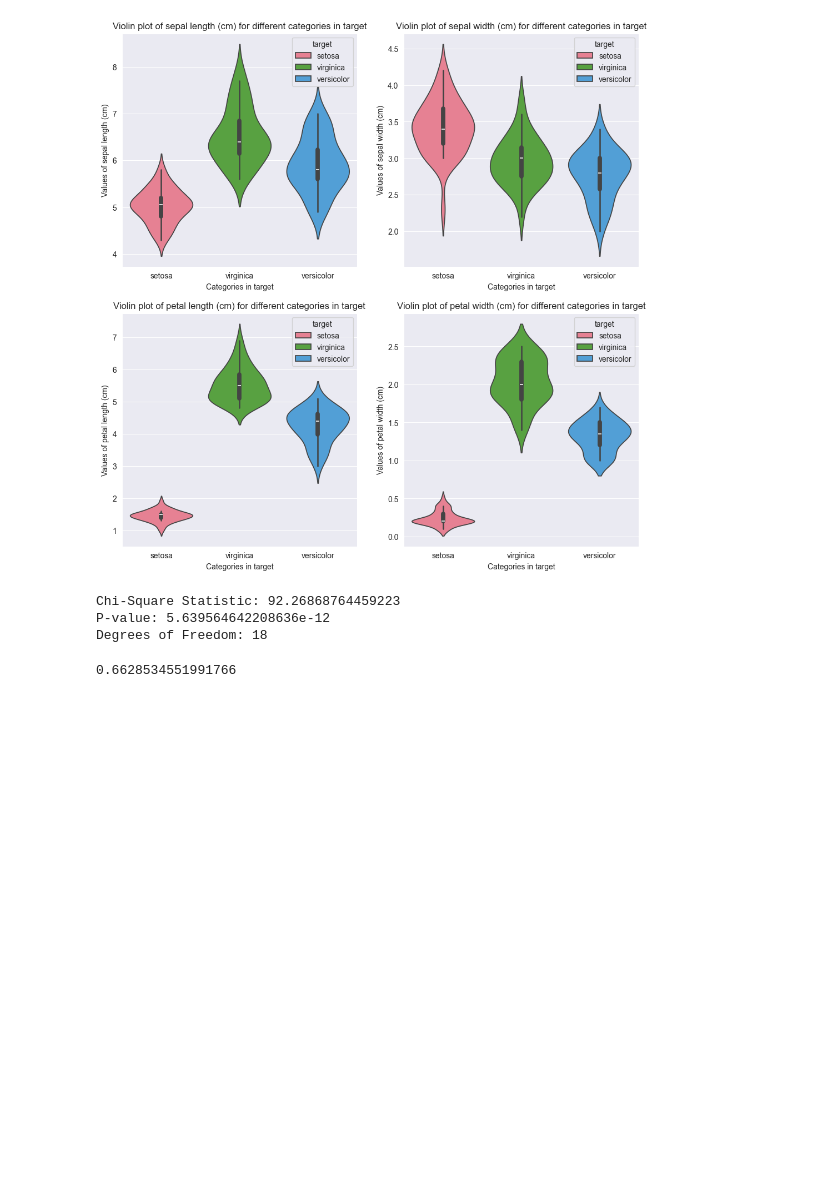
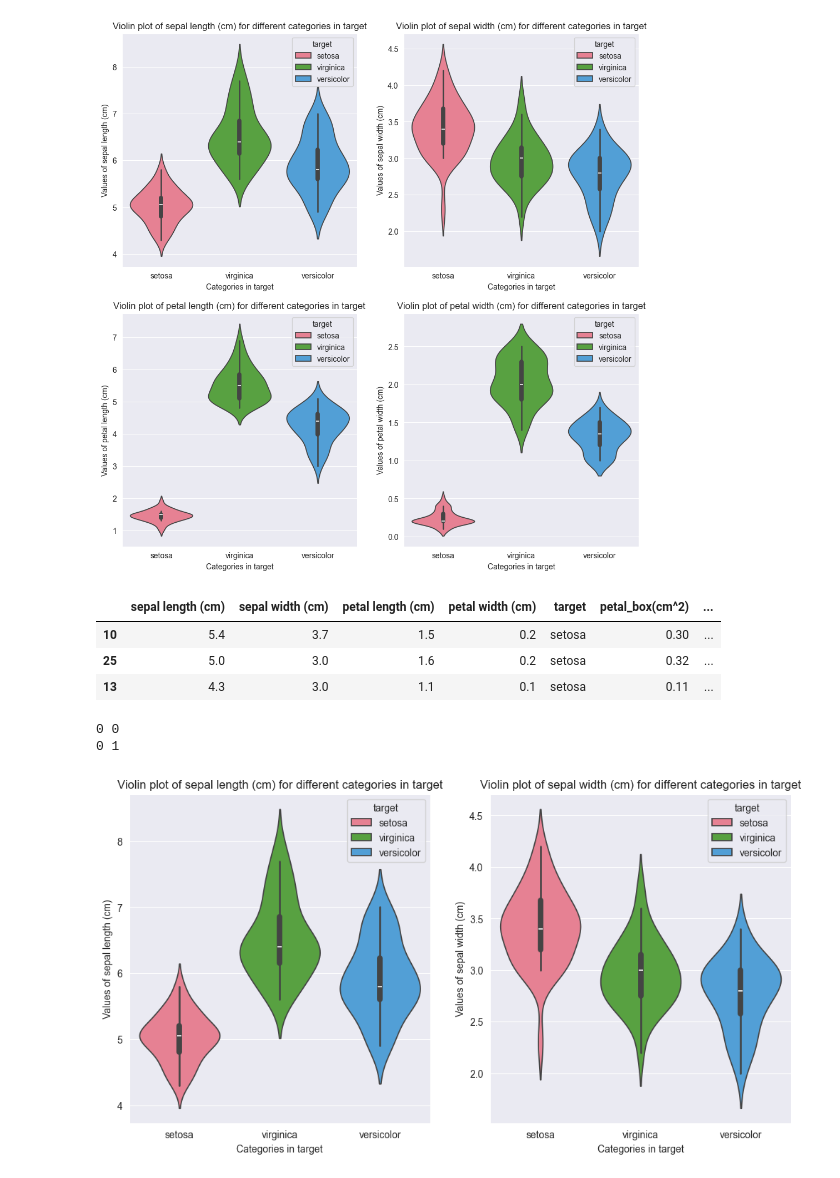
Before and after one commit to ShirsenduRyo/The_Basics, a Jupyter notebook: 01 Logistic Regression.ipynb, the cells around one changed output. Cells and saved outputs as stored; diff of their text form; code cells hidden in the pictures; blank space fills up the shorter version.

```diff
--- a/01 Logistic Regression.ipynb
+++ b/01 Logistic Regression.ipynb
@@ -46,10 +51,10 @@ Name: count, dtype: int64
 # 3. Split
 # %%
 # Split data into training and testing sets
-X, y = train_test_split(iris_df, test_size=0.3, random_state=99)
+train, test = train_test_split(iris_df, test_size=0.3, random_state=99)
 
-print("Training data shape:", X.shape)
-print("Testing data shape:", y.shape)
+print("Training data shape:", train.shape)
+print("Testing data shape:", test.shape)
 # %% [output]
 Training data shape: (105, 5)
 Testing data shape: (45, 5)
@@ -67,41 +72,66 @@ X.head(3)
 x_const = 'target'
 
 # Loop through first four columns in X
-cols_to_plot = X.columns[:4]
+cols_to_plot = train.columns[:4]
 num_cols = len(cols_to_plot)
 num_rows = (num_cols + 1) // 2  # Number of rows needed to accommodate subplots
 
 fig, axes = plt.subplots(num_rows, 2, figsize=(12, 6 * num_rows))
-palette = sns.color_palette("husl", len(X['target'].unique()))
+palette = sns.color_palette("husl", len(train['target'].unique()))
 
 for i, col in enumerate(cols_to_plot):
     row_index = i // 2
     col_index = i % 2
+    # print(row_index, col_index)
     ax = axes[row_index, col_index]
-    sns.violinplot(x=x_const, y=col, data=X, ax=ax, hue=x_const, palette=palette, legend=True)
+    sns.violinplot(x=x_const, y=col, data=train, ax=ax, hue=x_const, palette=palette, legend=True)
     ax.set_title(f'Violin plot of {col} for different categories in {x_const}')
     ax.set_xlabel(f'Categories in {x_const}')
     ax.set_ylabel(f'Values of {col}')
 # %% [output]
 [figure]
+# %%
+train['petal_box(cm^2)'] = train['petal length (cm)'] * train['petal width (cm)']
+train['sepal_box(cm^2)'] = train['sepal length (cm)'] * train['sepal width (cm)']
+train.head(3)
+# %% [output]
+|  | sepal length (cm) | sepal width (cm) | petal length (cm) | petal width (cm) | target | petal_box(cm^2) | ... |
+| 10 | 5.4 | 3.7 | 1.5 | 0.2 | setosa | 0.30 | ... |
+| 25 | 5.0 | 3.0 | 1.6 | 0.2 | setosa | 0.32 | ... |
+| 13 | 4.3 | 3.0 | 1.1 | 0.1 | setosa | 0.11 | ... |
+# %%
+cols_to_plot = train.columns[:2]
+num_cols = len(cols_to_plot)
+num_rows = (num_cols + 1) // 2  # Number of rows needed to accommodate subplots
+
+fig, axes = plt.subplots(num_rows, 2, figsize=(12, 6 * num_rows))
+palette = sns.color_palette("husl", len(train['target'].unique()))
+for i, col in enumerate(cols_to_plot):
+    row_index = i // 2
+    col_index = i % 2
+    print(row_index, col_index)
+    ax = axes[col_index]
+    sns.violinplot(x=x_const, y=col, data=train, ax=ax, hue=x_const, palette=palette, legend=True)
+    ax.set_title(f'Violin plot of {col} for different categories in {x_const}')
+    ax.set_xlabel(f'Categories in {x_const}')
+    ax.set_ylabel(f'Values of {col}')
+# %% [output]
+0 0
+0 1
+[figure, added]
 # %%
-contingency_table = pd.crosstab(X['target'], pd.cut(X['sepal length (cm)'], bins=10))
 
-chi2, p, dof, expected = chi2_contingency(contingency_table)
+def feature_association(df, target, feature):
+        contingency_table = pd.crosstab(df[target], pd.cut(df[feature], bins=10))
+        chi2, p, dof, expected = chi2_contingency(contingency_table)
 
-# Results
-print("Chi-Square Statistic:", chi2)
-print("P-value:", p)
-print("Degrees of Freedom:", dof)
-# print("Expected Frequencies:\n", expected)
+        n = contingency_table.sum().sum()
+        cramers_v = np.sqrt(chi2 / (n * (min(contingency_table.shape) - 1)))
+        print("Cramer's Value : ",cramers_v)
+
+        # Results
+        print("Chi-Square Statistic : ", chi2)
+        print("P-value : ", p)
+        print("Degrees of Freedom : ", dof)
+        # print("Expected Frequencies:\n", expected)
+        return 0
-# %% [output]
-Chi-Square Statistic: 92.26868764459223
-P-value: 5.639564642208636e-12
-Degrees of Freedom: 18
-# %%
-
-n = contingency_table.sum().sum()
-cramers_v = np.sqrt(chi2 / (n * (min(contingency_table.shape) - 1)))
-print(cramers_v)
-# %% [output]
-0.6628534551991766
```
Also changed, not shown: parts of 12 cells of this notebook.
